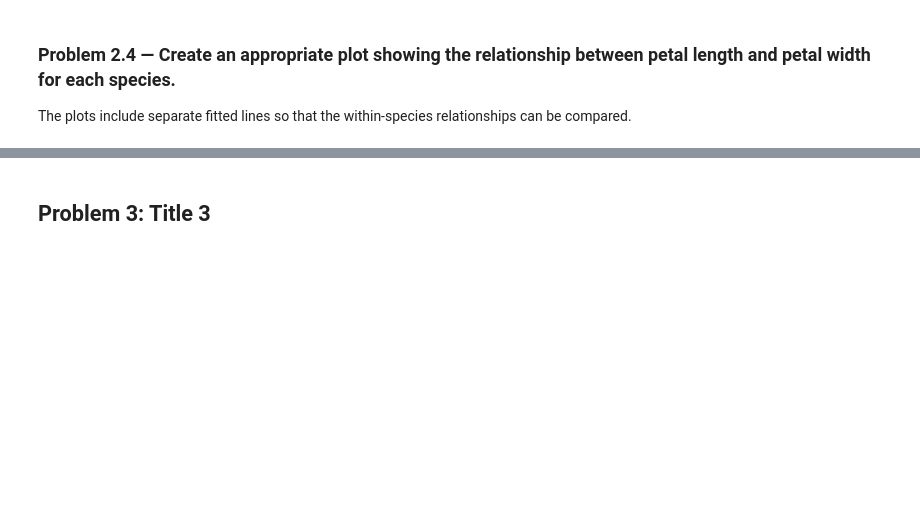
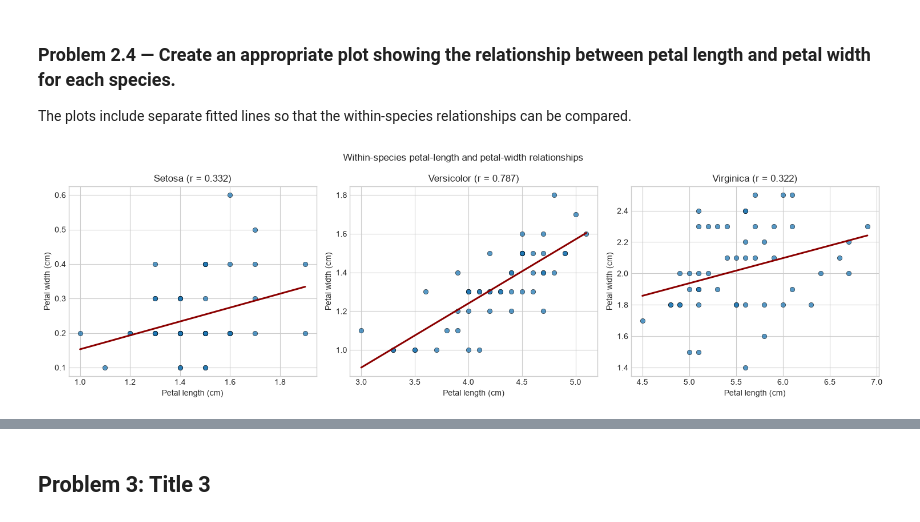
Before and after one commit to HewaOrang/AppStat, a Jupyter notebook: problems.ipynb, the cells around one changed output, grey strips where cells are left out. Saved outputs shown, nothing was run; the diff lists cells and outputs as text; code cells hidden in the pictures; blank space fills up the shorter version.

```diff
--- a/problems.ipynb
+++ b/problems.ipynb
@@ -25,17 +25,10 @@ plt.style.use("seaborn-v0_8-whitegrid")
 # %% [markdown]
 #### Load the Iris dataset
 # %%
-# Prefer an optional repository copy for offline use; otherwise download CSV.
-from pathlib import Path
+# Load the reproducible public Iris dataset used throughout the notebook.
+data_url = "https://raw.githubusercontent.com/mwaskom/seaborn-data/master/iris.csv"
+iris = pd.read_csv(data_url)
 
-DATA_URL = (
-    "https://raw.githubusercontent.com/mwaskom/"
-    "seaborn-data/master/iris.csv"
-)
-local_data = Path("data/iris.csv")
-data_source = local_data if local_data.is_file() else DATA_URL
-
-iris = pd.read_csv(data_source)
 iris.head()
 # %% [output]
 |  | sepal_length | sepal_width | petal_length | petal_width | species |
@@ -248,5 +259,33 @@ correlation_display
 
 The plots include separate fitted lines so that the within-species
 relationships can be compared.
+# %%
+fig, axes = plt.subplots(1, 3, figsize=(15, 4.5))
+
+for ax, species in zip(axes, species_order):
+    # Plot each species separately to reveal within-species associations.
+    group = iris.loc[iris["species"] == species]
+    group_length = group["petal_length"]
+    group_width = group["petal_width"]
+
+    # Fit a separate straight line rather than reusing the pooled fit.
+    group_slope, group_intercept = np.polyfit(
+        group_length, group_width, deg=1
+    )
+    group_x = np.linspace(group_length.min(), group_length.max(), 100)
+    group_r = stats.pearsonr(group_length, group_width).statistic
+
+    ax.scatter(group_length, group_width, alpha=0.75,
+               edgecolor="black", linewidth=0.5)
+    ax.plot(group_x, group_slope * group_x + group_intercept,
+            color="darkred", linewidth=2.2)
+    ax.set(title=f"{species.title()} (r = {group_r:.3f})",
+           xlabel="Petal length (cm)", ylabel="Petal width (cm)")
+
+fig.suptitle("Within-species petal-length and petal-width relationships")
+plt.tight_layout()
+plt.show()
+# %% [output]
+[figure, added]
 # %% [markdown]
 ### Problem 2.5 — Report and compare the correlation coefficients.
```
Also changed, not shown: parts of 3 cells of this notebook.
